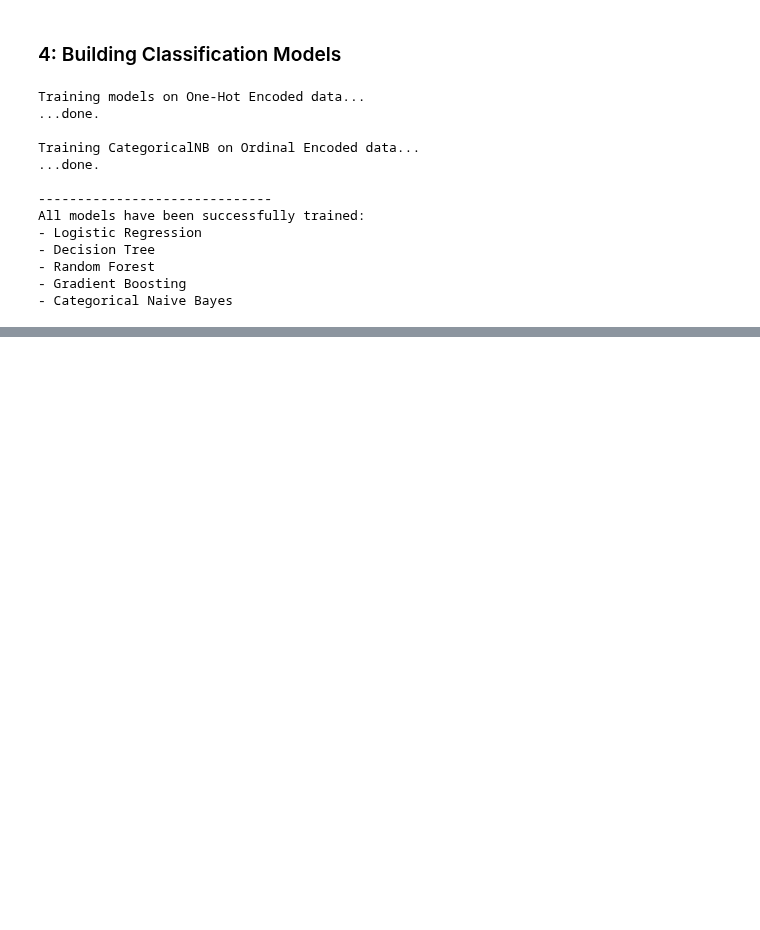
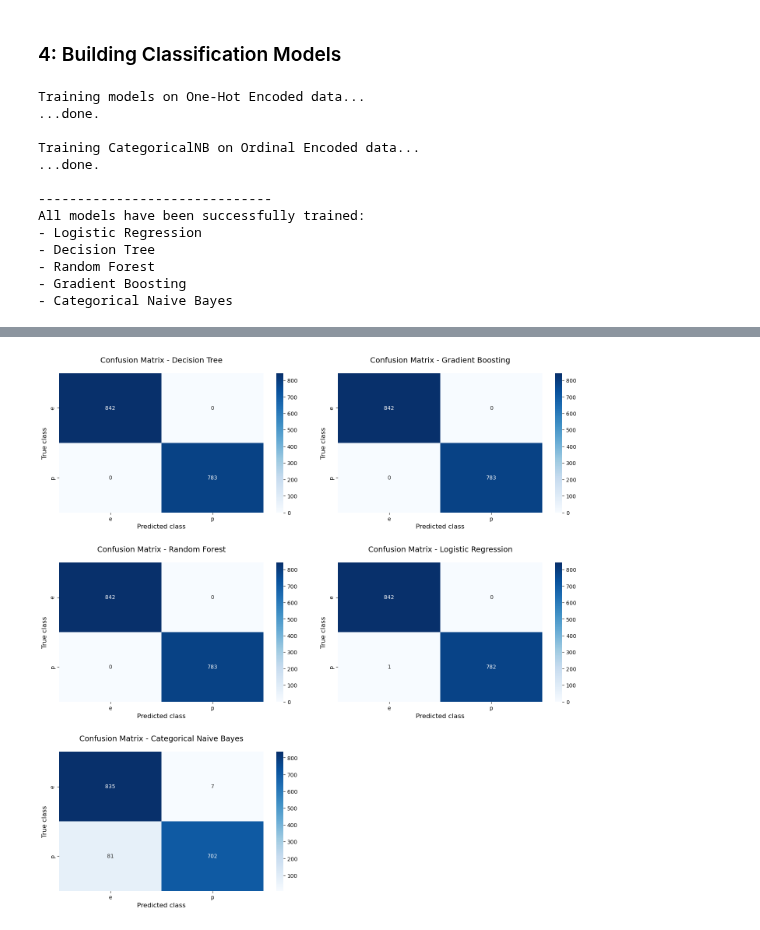
Before and after one commit to lukassso/python-mini-projects, a Jupyter notebook: machine-learning/ml_final_projects/02_mushroom_classification.ipynb, the cells around one changed output, grey strips where cells are left out. Saved outputs shown, nothing was run; the diff lists cells and outputs as text; code cells hidden in the pictures; blank space fills up the shorter version.

Commit message:
fp-mushroom: evaluate models, add metrics table, confusion matrices, and ROC curve

```diff
--- a/machine-learning/ml_final_projects/02_mushroom_classification.ipynb
+++ b/machine-learning/ml_final_projects/02_mushroom_classification.ipynb
@@ -203,10 +209,10 @@ for feature in features_to_plot:
     plt.show()
 
 # Cramér's V calculation
-def cramers_v(confusion_matrix):
-    chi2 = chi2_contingency(confusion_matrix)[0]
-    n = confusion_matrix.sum()
-    r, k = confusion_matrix.shape
+def cramers_v(confusion_matrix_param):
+    chi2 = chi2_contingency(confusion_matrix_param)[0]
+    n = confusion_matrix_param.sum()
+    r, k = confusion_matrix_param.shape
     if min(r, k) <= 1:
         return 0.0
     return np.sqrt(chi2 / (n * (min(r, k) - 1)))
@@ -214,8 +220,8 @@ def cramers_v(confusion_matrix):
 # Compute Cramér's V for all features vs. class
 cramers_results = []
 for col in df.columns[1:]:
-    confusion_matrix = pd.crosstab(df[col], df['class'])
-    v = cramers_v(confusion_matrix.values)
+    confusion_matrix_param = pd.crosstab(df[col], df['class'])
+    v = cramers_v(confusion_matrix_param.values)
     cramers_results.append((col, v))
 
 cramer_df = pd.DataFrame(cramers_results, columns=['Feature', "Cramér's V"]).sort_values("Cramér's V", ascending=False)
@@ -377,0 +386,84 @@ All models have been successfully trained:
+# %%
+
+
+# Calculate metrics and predictions for all models
+metrics_list = []
+predictions = {}
+
+for name, model in models.items():
+    # Select appropriate test set
+    X_test_set = X_ordinal_test if name == 'Categorical Naive Bayes' else X_onehot_test
+    y_pred = model.predict(X_test_set)
+    y_proba = model.predict_proba(X_test_set)[:, 1]
+
+    # Store predictions for later use
+    predictions[name] = {'pred': y_pred, 'proba': y_proba}
+
+    # Compute metrics
+    metrics_list.append({
+        'Model': name,
+        'Accuracy': accuracy_score(y_test, y_pred),
+        'Precision': precision_score(y_test, y_pred, pos_label=1),
+        'Recall': recall_score(y_test, y_pred, pos_label=1),
+        'F1-Score': f1_score(y_test, y_pred, pos_label=1),
+        'AUC': roc_auc_score(y_test, y_proba)
+    })
+
+# Display comparison table
+metrics_df = pd.DataFrame(metrics_list).set_index('Model').sort_values(by='F1-Score', ascending=False)
+print("\nComparison table of model metrics:")
+display(metrics_df.style.format("{:.4f}"))
+
+# Confusion matrix visualizations
+print("\nConfusion matrix visualizations:")
+
+fig, axes = plt.subplots(nrows=3, ncols=2, figsize=(15, 15))
+axes = axes.flatten()
+
+for i, name in enumerate(metrics_df.index):
+    ax = axes[i]
+    y_pred = predictions[name]['pred']
+    cm = confusion_matrix(y_test, y_pred)
+
+    sns.heatmap(cm, annot=True, fmt='d', cmap='Blues', ax=ax,
+                xticklabels=label_encoder.classes_, yticklabels=label_encoder.classes_)
+
+    ax.set_title(f'Confusion Matrix - {name}', pad=20, fontsize=14)
+    ax.set_xlabel('Predicted class', fontsize=12)
+    ax.set_ylabel('True class', fontsize=12)
+
+# Hide empty subplot axes if any
+if len(models) < len(axes):
+    for j in range(len(models), len(axes)):
+        fig.delaxes(axes[j])
+
+plt.tight_layout(pad=3.0)
+plt.show()
+
+# ROC curve for the best model (automated selection)
+print("\nROC Curve for the best model:")
+
+# Select best model based on F1-Score
+best_model_name = metrics_df.index[0]
+y_proba_best = predictions[best_model_name]['proba']
+auc_best = metrics_df.loc[best_model_name, 'AUC']
+
+print(f"Best model (by F1-Score): {best_model_name}")
+print(f"AUC for the best model: {auc_best:.4f}")
+
+# Calculate ROC curve points
+fpr, tpr, _ = roc_curve(y_test, y_proba_best, pos_label=1)
+
+# Plot ROC curve
+plt.figure(figsize=(10, 7))
+plt.plot(fpr, tpr, color='darkorange', lw=2, label=f'ROC curve (AUC = {auc_best:.4f})')
+plt.plot([0, 1], [0, 1], color='navy', lw=2, linestyle='--', label='Random classifier')
+plt.xlim([0.0, 1.0])
+plt.ylim([0.0, 1.05])
+plt.xlabel('False Positive Rate (FPR)', fontsize=12)
+plt.ylabel('True Positive Rate (TPR)', fontsize=12)
+plt.title(f'ROC Curve for Best Model: {best_model_name}', fontsize=16)
+plt.legend(loc="lower right")
+plt.grid(True)
+plt.show()
+# %% [output]
@@ -377,0 +479 @@ All models have been successfully trained:
+[figure, added]
```
Also changed, not shown: parts of 3 cells of this notebook.
